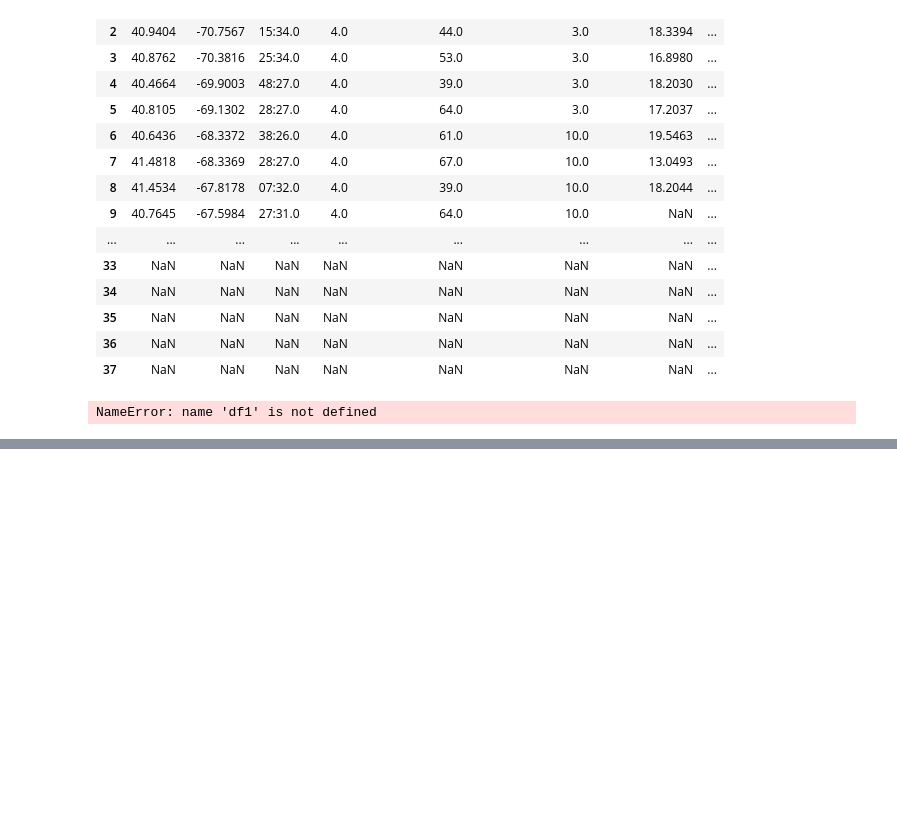
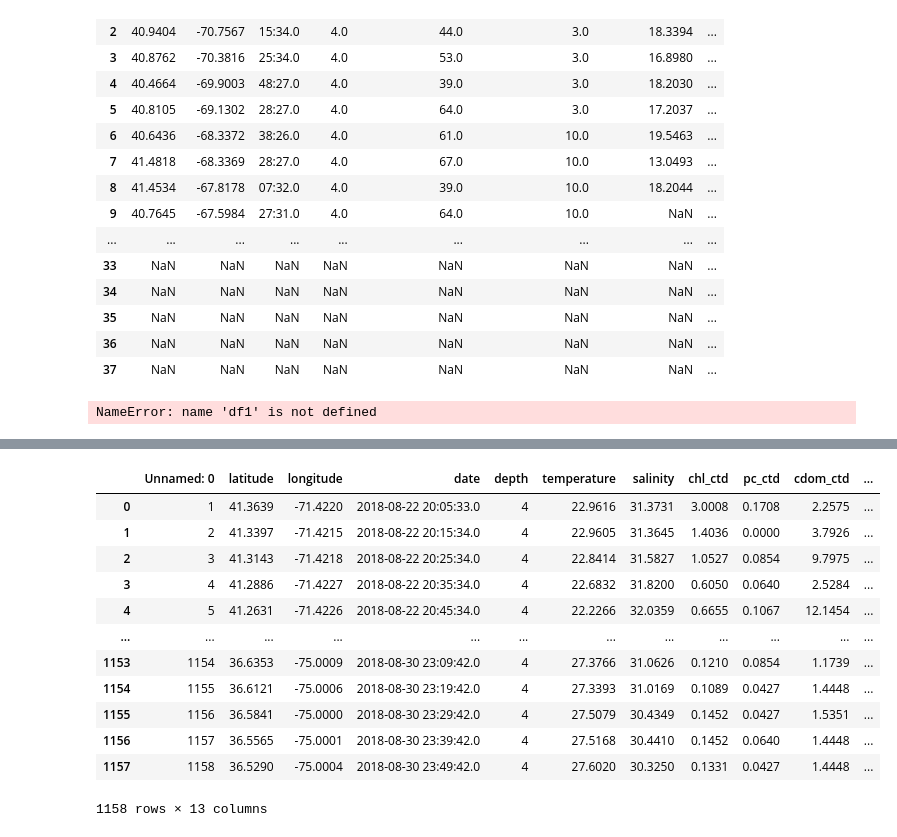
Before and after one commit to khyde/JPSS_Phytoplankton, a Jupyter notebook: IPython/Histograms.ipynb, the cells around one changed output, grey strips where cells are left out. Drawn from its saved outputs; the diff is of its cells as text; code cells hidden in the pictures; blank space fills up the shorter version.

```diff
--- a/IPython/Histograms.ipynb
+++ b/IPython/Histograms.ipynb
@@ -539,0 +580,16 @@ df2
+# %%
+zdata818
+# %% [output]
+|  | Unnamed: 0 | latitude | longitude | date | depth | temperature | salinity | chl_ctd | pc_ctd | cdom_ctd | ... |
+| 0 | 1 | 41.3639 | -71.4220 | 2018-08-22 20:05:33.0 | 4 | 22.9616 | 31.3731 | 3.0008 | 0.1708 | 2.2575 | ... |
+| 1 | 2 | 41.3397 | -71.4215 | 2018-08-22 20:15:34.0 | 4 | 22.9605 | 31.3645 | 1.4036 | 0.0000 | 3.7926 | ... |
+| 2 | 3 | 41.3143 | -71.4218 | 2018-08-22 20:25:34.0 | 4 | 22.8414 | 31.5827 | 1.0527 | 0.0854 | 9.7975 | ... |
+| 3 | 4 | 41.2886 | -71.4227 | 2018-08-22 20:35:34.0 | 4 | 22.6832 | 31.8200 | 0.6050 | 0.0640 | 2.5284 | ... |
+| 4 | 5 | 41.2631 | -71.4226 | 2018-08-22 20:45:34.0 | 4 | 22.2266 | 32.0359 | 0.6655 | 0.1067 | 12.1454 | ... |
+| ... | ... | ... | ... | ... | ... | ... | ... | ... | ... | ... | ... |
+| 1153 | 1154 | 36.6353 | -75.0009 | 2018-08-30 23:09:42.0 | 4 | 27.3766 | 31.0626 | 0.1210 | 0.0854 | 1.1739 | ... |
+| 1154 | 1155 | 36.6121 | -75.0006 | 2018-08-30 23:19:42.0 | 4 | 27.3393 | 31.0169 | 0.1089 | 0.0427 | 1.4448 | ... |
+| 1155 | 1156 | 36.5841 | -75.0000 | 2018-08-30 23:29:42.0 | 4 | 27.5079 | 30.4349 | 0.1452 | 0.0427 | 1.5351 | ... |
+| 1156 | 1157 | 36.5565 | -75.0001 | 2018-08-30 23:39:42.0 | 4 | 27.5168 | 30.4410 | 0.1452 | 0.0640 | 1.4448 | ... |
+| 1157 | 1158 | 36.5290 | -75.0004 | 2018-08-30 23:49:42.0 | 4 | 27.6020 | 30.3250 | 0.1331 | 0.0427 | 1.4448 | ... |
+1158 rows × 13 columns
```
Also changed, not shown: parts of 12 cells of this notebook, 1 other file.
